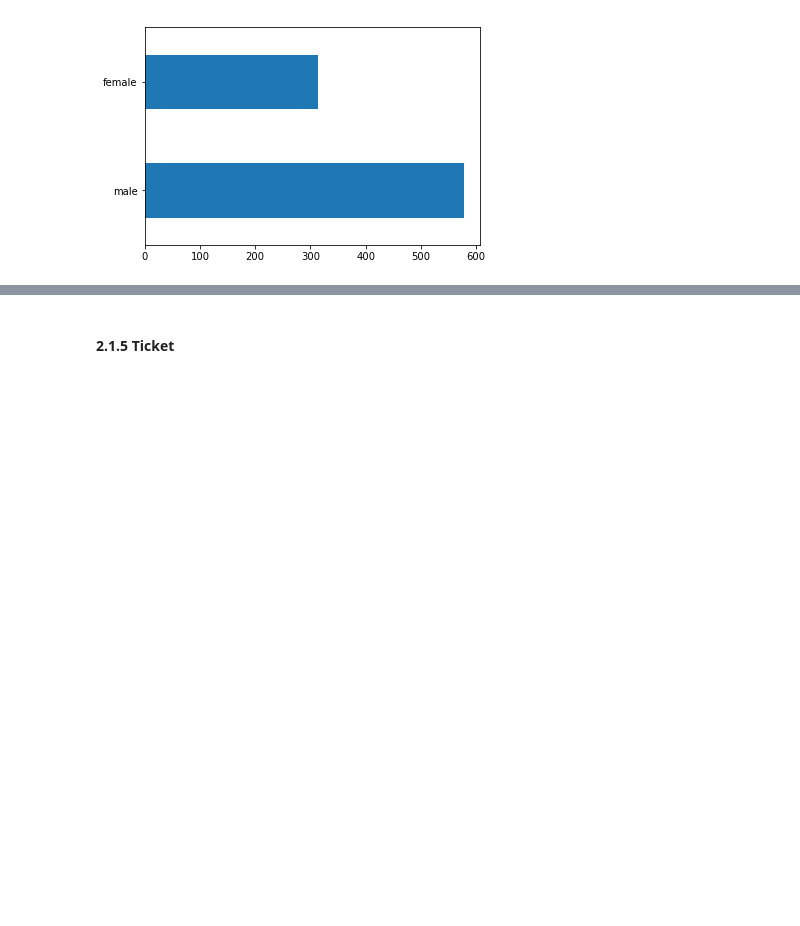
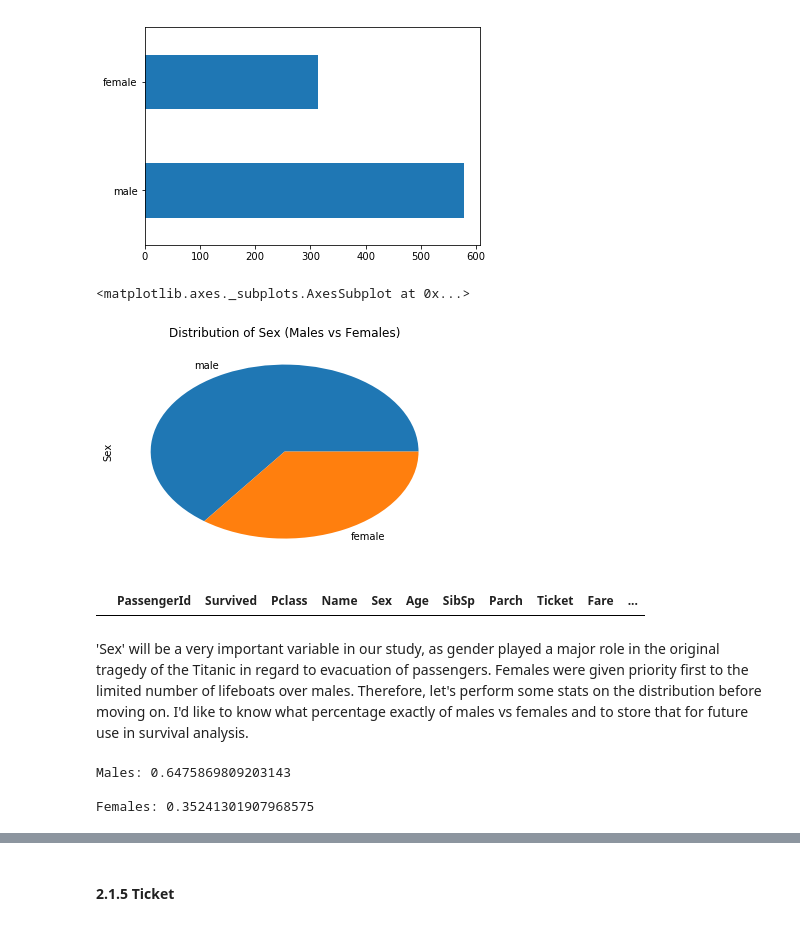
Before and after one commit to JDSchenck/CSC570-DataSci, a Jupyter notebook: EDA-Titanic.ipynb, the cells around one changed output, grey strips where cells are left out. Drawn from its saved outputs; the diff is of its cells as text; code cells hidden in the pictures; blank space fills up the shorter version.

Commit message:
Sex, Name, Ticket Completed..
85% completion..

```diff
--- a/EDA-Titanic.ipynb
+++ b/EDA-Titanic.ipynb
@@ -356,5 +424,13 @@ df.Sex.value_counts().plot(kind='barh')
 # %% [output]
 <matplotlib.axes._subplots.AxesSubplot at 0x...>
 [figure]
+# %%
+df.Sex.value_counts().plot(kind='pie', title='Distribution of Sex (Males vs Females)')
+# %% [output]
+<matplotlib.axes._subplots.AxesSubplot at 0x...>
+[figure, added]
 # %%
-#df[df.Sex=='female']
+# Check for missing
+df[df.Sex.isnull()]
+# %% [output]
+|  | PassengerId | Survived | Pclass | Name | Sex | Age | SibSp | Parch | Ticket | Fare | ... |
@@ -362,0 +437,14 @@ df.Sex.value_counts().plot(kind='barh')
+# %% [markdown]
+'Sex' will be a very important variable in our study, as gender played a major role in the original tragedy of the Titanic in regard to evacuation of passengers. Females were given priority first to the limited number of lifeboats over males. Therefore, let's perform some stats on the distribution before moving on. I'd like to know what percentage exactly of males vs females and to store that for future use in survival analysis.
+# %%
+# Percent of male passengers
+males_percent = 577 / 891
+print('Males:', males_percent, '\n')
+
+# Percent of female passengers
+females_percent = 314/891
+print('Females:', females_percent)
+# %% [output]
+Males: 0.6475869809203143
+
+Females: 0.35241301907968575
```
Also changed, not shown: parts of 17 cells of this notebook.
